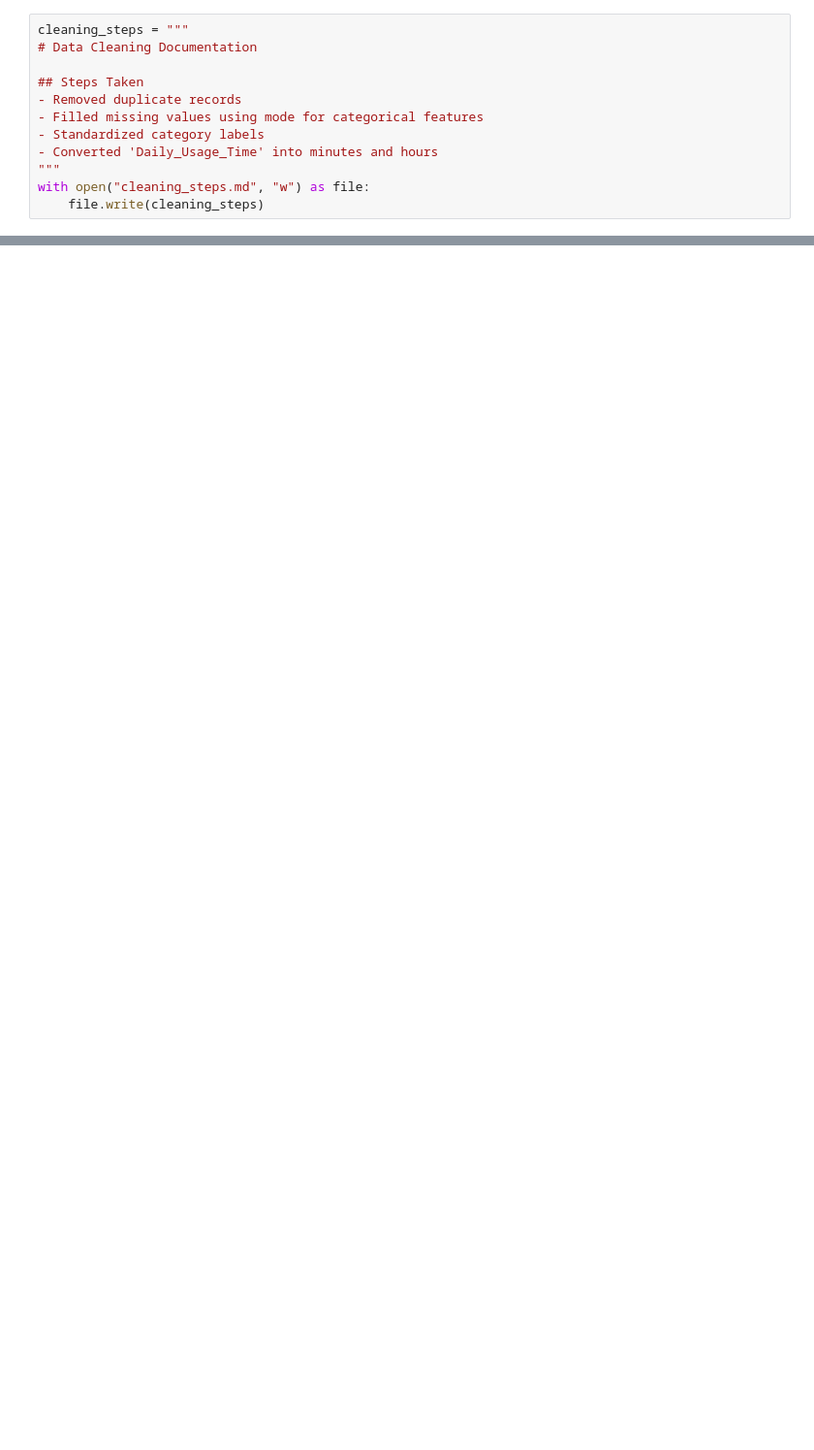
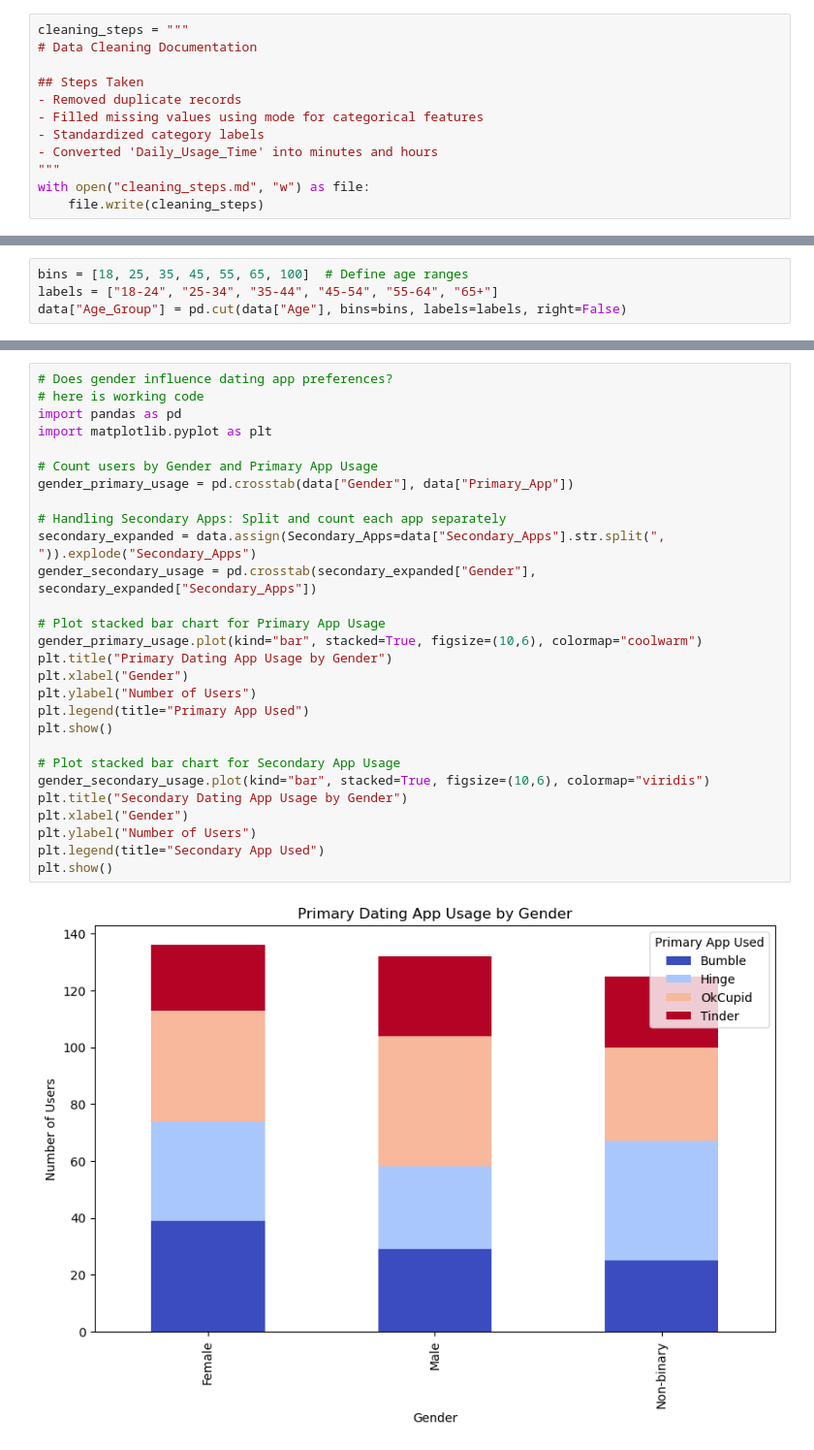
Before and after one commit to FemitheDreamer/ML-EDA, a Jupyter notebook: dataset/archive/Practice1.ipynb, the cells around one changed output, grey strips where cells are left out. Shown at 97% size. Cells and saved outputs as stored; diff of their text form; blank space fills up the shorter version.

```diff
--- a/dataset/archive/Practice1.ipynb
+++ b/dataset/archive/Practice1.ipynb
@@ -573,0 +616,4 @@ SyntaxError: invalid syntax (2164560574.py, line 1)
+# %%
+bins = [18, 25, 35, 45, 55, 65, 100]  # Define age ranges
+labels = ["18-24", "25-34", "35-44", "45-54", "55-64", "65+"]
+data["Age_Group"] = pd.cut(data["Age"], bins=bins, labels=labels, right=False)
@@ -573,0 +673,30 @@ SyntaxError: invalid syntax (2164560574.py, line 1)
+# %%
+# Does gender influence dating app preferences?
+# here is working code
+import pandas as pd
+import matplotlib.pyplot as plt
+
+# Count users by Gender and Primary App Usage
+gender_primary_usage = pd.crosstab(data["Gender"], data["Primary_App"])
+
+# Handling Secondary Apps: Split and count each app separately
+secondary_expanded = data.assign(Secondary_Apps=data["Secondary_Apps"].str.split(", ")).explode("Secondary_Apps")
+gender_secondary_usage = pd.crosstab(secondary_expanded["Gender"], secondary_expanded["Secondary_Apps"])
+
+# Plot stacked bar chart for Primary App Usage
+gender_primary_usage.plot(kind="bar", stacked=True, figsize=(10,6), colormap="coolwarm")
+plt.title("Primary Dating App Usage by Gender")
+plt.xlabel("Gender")
+plt.ylabel("Number of Users")
+plt.legend(title="Primary App Used")
+plt.show()
+
+# Plot stacked bar chart for Secondary App Usage
+gender_secondary_usage.plot(kind="bar", stacked=True, figsize=(10,6), colormap="viridis")
+plt.title("Secondary Dating App Usage by Gender")
+plt.xlabel("Gender")
+plt.ylabel("Number of Users")
+plt.legend(title="Secondary App Used")
+plt.show()
+# %% [output]
+[figure, added]
```
Also changed, not shown: parts of 16 cells of this notebook.
